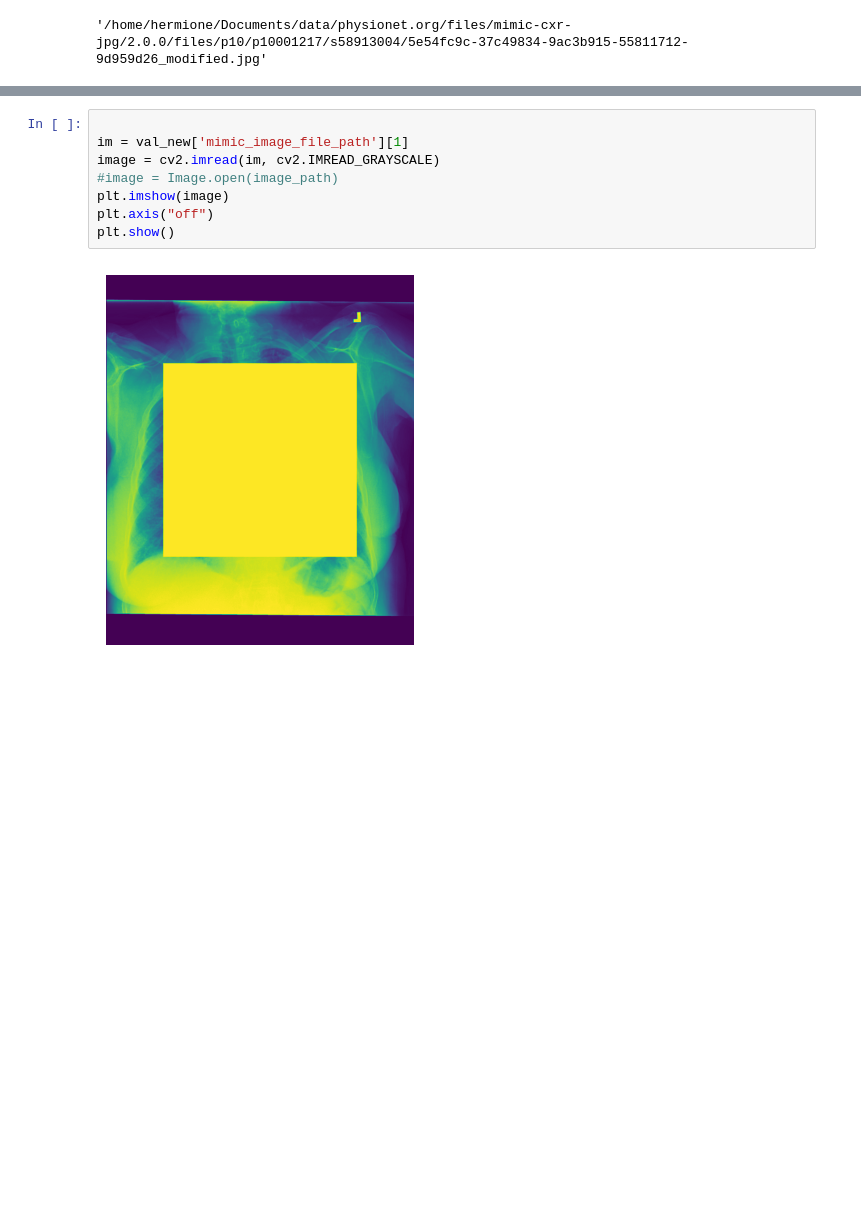
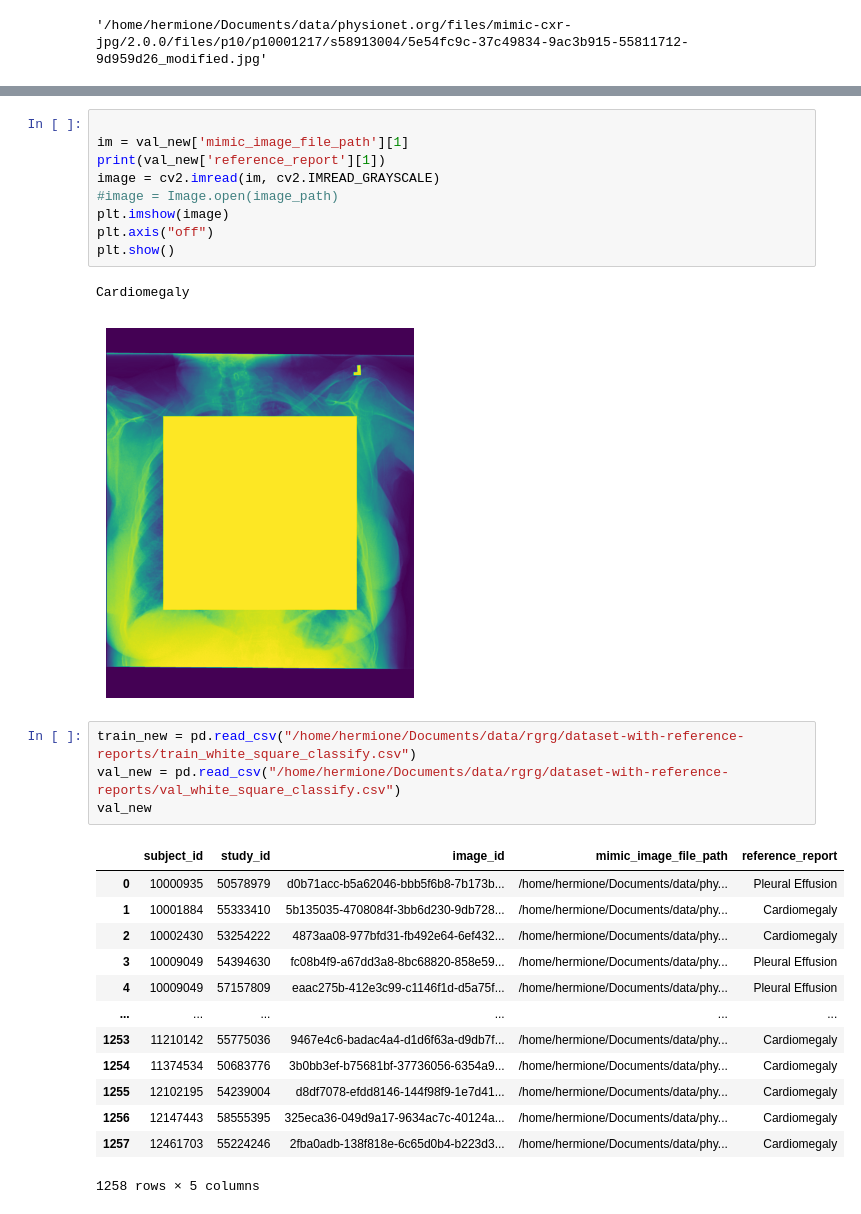
Before and after one commit to hermionewarr/rgrg_pretrained, a Jupyter notebook: src/dataset/create_datasubset.ipynb, the cells around one changed output, grey strips where cells are left out. Cells and saved outputs as stored; diff of their text form; blank space fills up the shorter version.

```diff
--- a/src/dataset/create_datasubset.ipynb
+++ b/src/dataset/create_datasubset.ipynb
@@ -692,10 +694,30 @@ val_new.to_csv("/home/hermione/Documents/data/rgrg/dataset-with-reference-report
 # %%
 
 im = val_new['mimic_image_file_path'][1]
+print(val_new['reference_report'][1])
 image = cv2.imread(im, cv2.IMREAD_GRAYSCALE)
 #image = Image.open(image_path)
 plt.imshow(image)
 plt.axis("off")
 plt.show()
 # %% [output]
+Cardiomegaly
 [figure]
+# %%
+train_new = pd.read_csv("/home/hermione/Documents/data/rgrg/dataset-with-reference-reports/train_white_square_classify.csv")
+val_new = pd.read_csv("/home/hermione/Documents/data/rgrg/dataset-with-reference-reports/val_white_square_classify.csv")
+val_new
+# %% [output]
+|  | subject_id | study_id | image_id | mimic_image_file_path | reference_report |
+| 0 | 10000935 | 50578979 | d0b71acc-b5a62046-bbb5f6b8-7b173b... | /home/hermione/Documents/data/phy... | Pleural Effusion |
+| 1 | 10001884 | 55333410 | 5b135035-4708084f-3bb6d230-9db728... | /home/hermione/Documents/data/phy... | Cardiomegaly |
+| 2 | 10002430 | 53254222 | 4873aa08-977bfd31-fb492e64-6ef432... | /home/hermione/Documents/data/phy... | Cardiomegaly |
+| 3 | 10009049 | 54394630 | fc08b4f9-a67dd3a8-8bc68820-858e59... | /home/hermione/Documents/data/phy... | Pleural Effusion |
+| 4 | 10009049 | 57157809 | eaac275b-412e3c99-c1146f1d-d5a75f... | /home/hermione/Documents/data/phy... | Pleural Effusion |
+| ... | ... | ... | ... | ... | ... |
+| 1253 | 11210142 | 55775036 | 9467e4c6-badac4a4-d1d6f63a-d9db7f... | /home/hermione/Documents/data/phy... | Cardiomegaly |
+| 1254 | 11374534 | 50683776 | 3b0bb3ef-b75681bf-37736056-6354a9... | /home/hermione/Documents/data/phy... | Cardiomegaly |
+| 1255 | 12102195 | 54239004 | d8df7078-efdd8146-144f98f9-1e7d41... | /home/hermione/Documents/data/phy... | Cardiomegaly |
+| 1256 | 12147443 | 58555395 | 325eca36-049d9a17-9634ac7c-40124a... | /home/hermione/Documents/data/phy... | Cardiomegaly |
+| 1257 | 12461703 | 55224246 | 2fba0adb-138f818e-6c65d0b4-b223d3... | /home/hermione/Documents/data/phy... | Cardiomegaly |
+1258 rows × 5 columns
```
Also changed, not shown: parts of 3 cells of this notebook, 6 other files.
